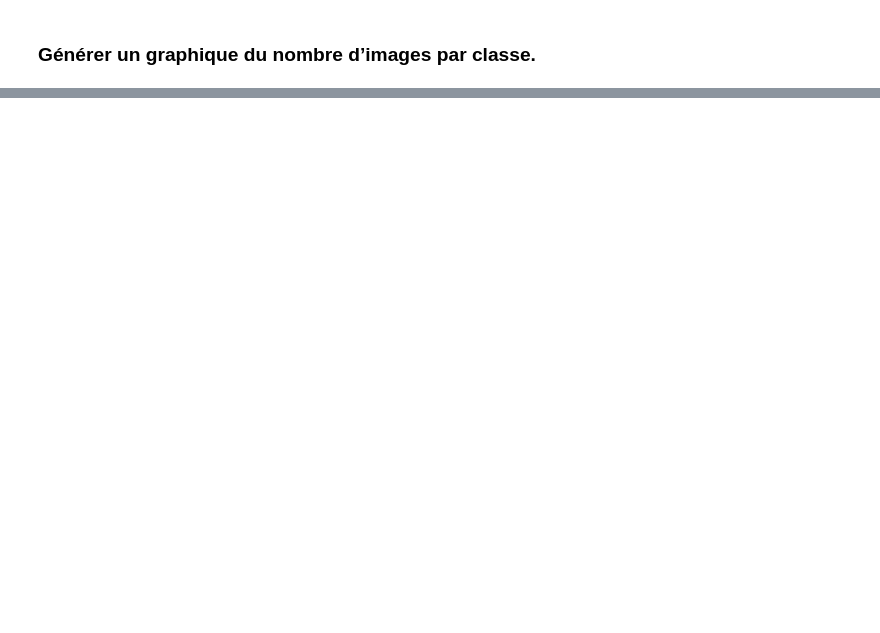
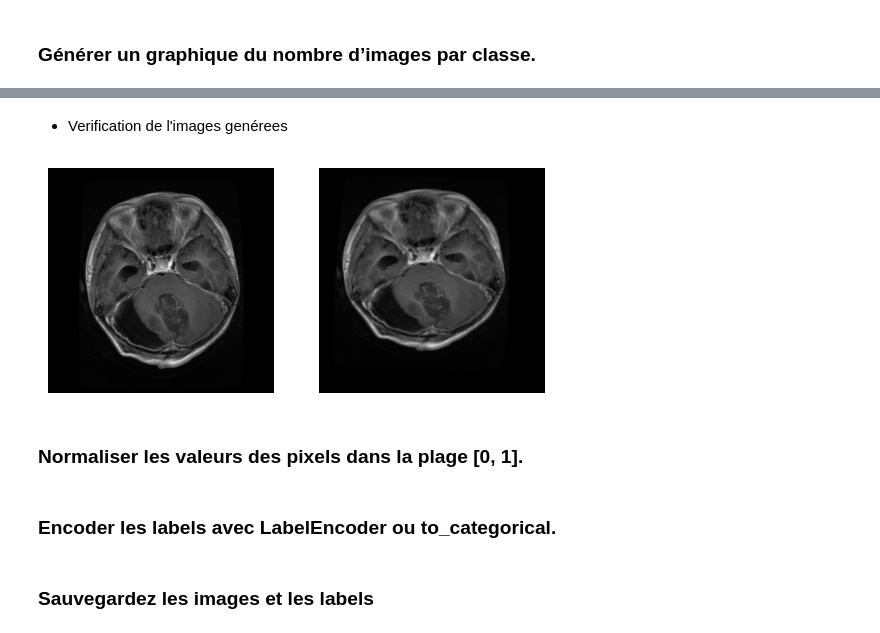
Before and after one commit to anass17/BrainScan, a Jupyter notebook: notebooks/data_exploration.ipynb, the cells around one changed output, grey strips where cells are left out. Cells and saved outputs as stored; diff of their text form; code cells hidden in the pictures; blank space fills up the shorter version.

```diff
--- a/notebooks/data_exploration.ipynb
+++ b/notebooks/data_exploration.ipynb
@@ -147,0 +211,19 @@ pituitary  - 1757
+# %% [markdown]
+- Verification de l'images genérees
+# %%
+plt.subplot(1,2,1)
+img_rgb = cv2.cvtColor(X[0] / 255, cv2.COLOR_BGR2RGB)
+
+plt.imshow(img_rgb)
+plt.axis('off')
+
+plt.subplot(1,2,2)
+img_rgb = cv2.cvtColor(X[7023] / 255, cv2.COLOR_BGR2RGB)
+
+plt.imshow(img_rgb)
+plt.axis('off')
+plt.show()
+# %% [output]
+[figure, added]
+# %% [markdown]
+### Normaliser les valeurs des pixels dans la plage [0, 1].
@@ -147,0 +233,2 @@ pituitary  - 1757
+# %% [markdown]
+### Encoder les labels avec LabelEncoder ou to_categorical.
@@ -147,0 +243,2 @@ pituitary  - 1757
+# %% [markdown]
+### Sauvegardez les images et les labels
```
Also changed, not shown: parts of 18 cells of this notebook, 1 other file.
